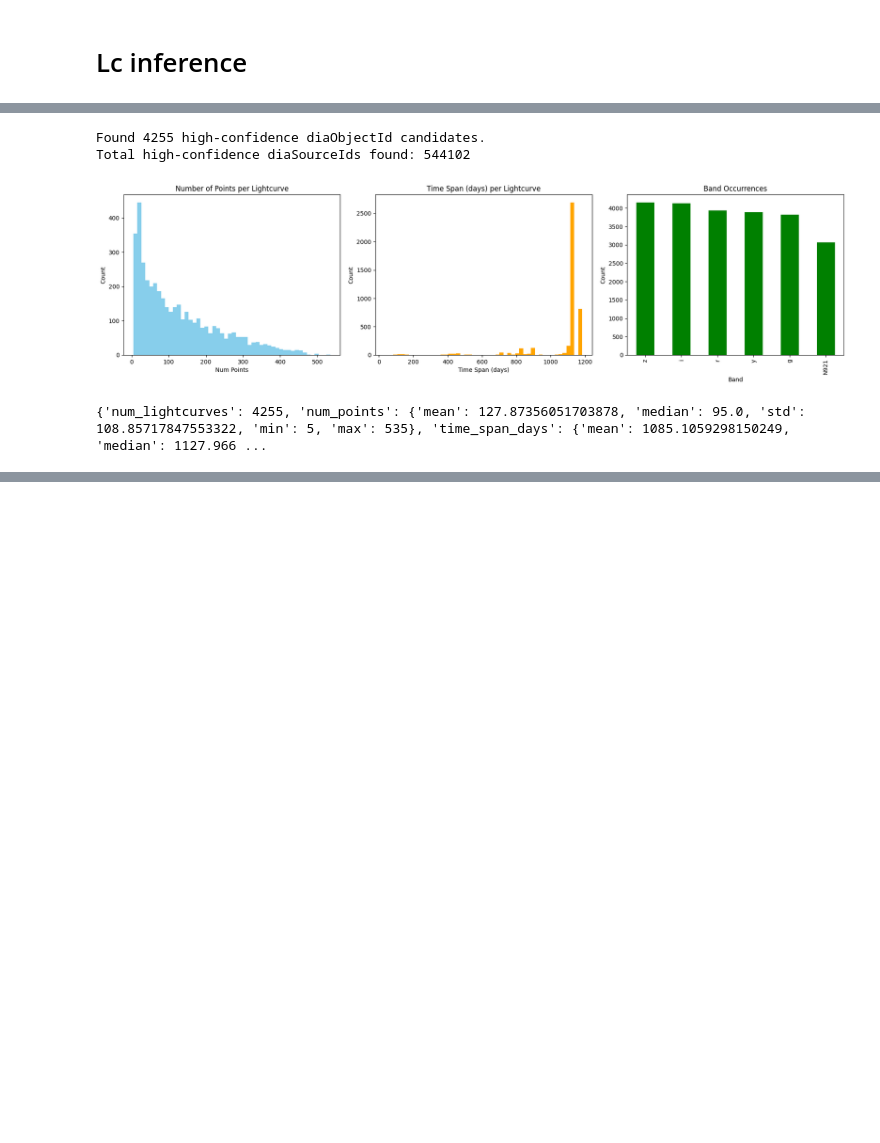
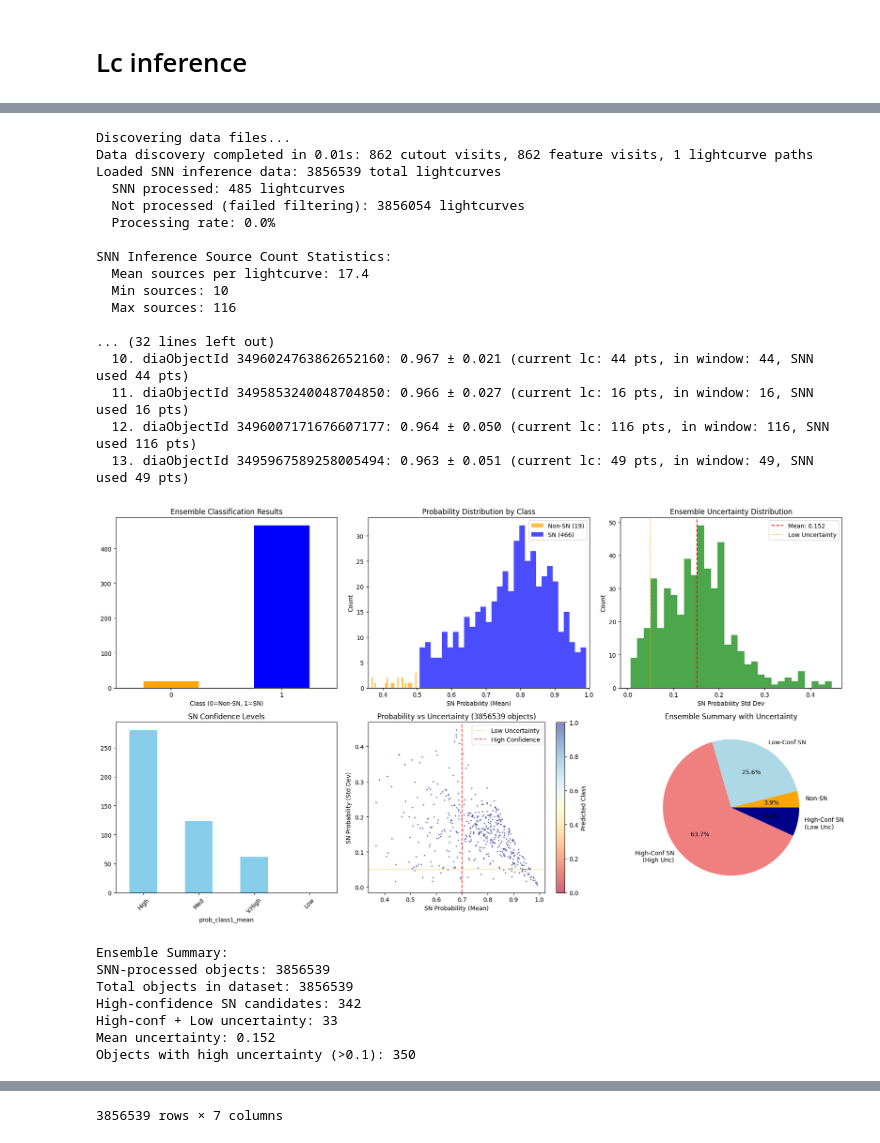
Before and after one commit to rbonnetguerrini/ML4transients, a Jupyter notebook: notebooks/data_loading_example.ipynb, the cells around one changed output, grey strips where cells are left out. Drawn from its saved outputs; the diff is of its cells as text; code cells hidden in the pictures; blank space fills up the shorter version.

Commit message:
filtering lc for SNN inference

```diff
--- a/notebooks/data_loading_example.ipynb
+++ b/notebooks/data_loading_example.ipynb
@@ -137,11 +143,3 @@ else:
     print("No cutouts available")
 # %% [markdown]
 # Lc inference
-# %%
-t1 = time.time()
-
-dataset = DatasetLoader('/sps/lsst/groups/transients/HSC/fouchez/raphael/data/UDEEP_norm')
-
-ensemble_df = dataset.lightcurves.inference_snn
-
-print(f"Inference done in {time.time() - t1:.2f} seconds")
@@ -204,10 +145,0 @@ TypeError: 'DataFrame' object is not callable
-# %%
-dataset = DatasetLoader('/sps/lsst/groups/transients/HSC/fouchez/raphael/data/UDEEP_norm')
-t2 = time.time()
-
-high_conf = list(dataset.lightcurves.get_high_conf_sn_sources())
-print(f"Get high conf LC done in {time.time() - t2:.2f} seconds")
-t3 = time.time()
-
-dataset.lightcurves.save_high_conf_subset_dataset("/sps/lsst/groups/transients/HSC/fouchez/raphael/data/UDEEP_norm_high_conf_smallv2", prob_threshold = 0.9, std_threshold= 0.001)
-print(f"Save high conf LC done in {time.time() - t3:.2f} seconds")
@@ -237,17 +146,28 @@ Loaded lightcurve index with 3856539 objects
-# %%
-
-high_conf = list(dataset.lightcurves.get_high_conf_sn_sources(prob_threshold=0.9, std_threshold=0.01))
-
-diasource_index = dataset.lightcurves.diasource_index
-# This will get the unique diaObjectIds corresponding to your high-confidence sources
-high_conf_obj_ids = list(set(diasource_index.loc[
-    diasource_index.index.isin(high_conf), 'diaObjectId'
-]))
-
-stats_dict = dataset.lightcurves.summarize_multiple_lightcurves(high_conf_obj_ids)
-print(stats_dict)
-# %% [output]
-Found 4255 high-confidence diaObjectId candidates.
-Total high-confidence diaSourceIds found: 544102
-[figure, removed]
-{'num_lightcurves': 4255, 'num_points': {'mean': 127.87356051703878, 'median': 95.0, 'std': 108.85717847553322, 'min': 5, 'max': 535}, 'time_span_days': {'mean': 1085.1059298150249, 'median': 1127.966 ...
+# %%
+dataset.lightcurves.inference_snn
+# %% [output]
+Discovering data files...
+Data discovery completed in 0.01s: 862 cutout visits, 862 feature visits, 1 lightcurve paths
+Loaded SNN inference data: 3856539 total lightcurves
+  SNN processed: 485 lightcurves
+  Not processed (failed filtering): 3856054 lightcurves
+  Processing rate: 0.0%
+
+SNN Inference Source Count Statistics:
+  Mean sources per lightcurve: 17.4
+  Min sources: 10
+  Max sources: 116
+
+... (32 lines left out)
+  10. diaObjectId 3496024763862652160: 0.967 ± 0.021 (current lc: 44 pts, in window: 44, SNN used 44 pts)
+  11. diaObjectId 3495853240048704850: 0.966 ± 0.027 (current lc: 16 pts, in window: 16, SNN used 16 pts)
+  12. diaObjectId 3496007171676607177: 0.964 ± 0.050 (current lc: 116 pts, in window: 116, SNN used 116 pts)
+  13. diaObjectId 3495967589258005494: 0.963 ± 0.051 (current lc: 49 pts, in window: 49, SNN used 49 pts)
+[figure, added]
+Ensemble Summary:
+SNN-processed objects: 3856539
+Total objects in dataset: 3856539
+High-confidence SN candidates: 342
+High-conf + Low uncertainty: 33
+Mean uncertainty: 0.152
+Objects with high uncertainty (>0.1): 350
@@ -253,0 +186 @@ Total high-confidence diaSourceIds found: 544102
+3856539 rows × 7 columns
```
Also changed, not shown: parts of 9 cells of this notebook, 20 other files.
